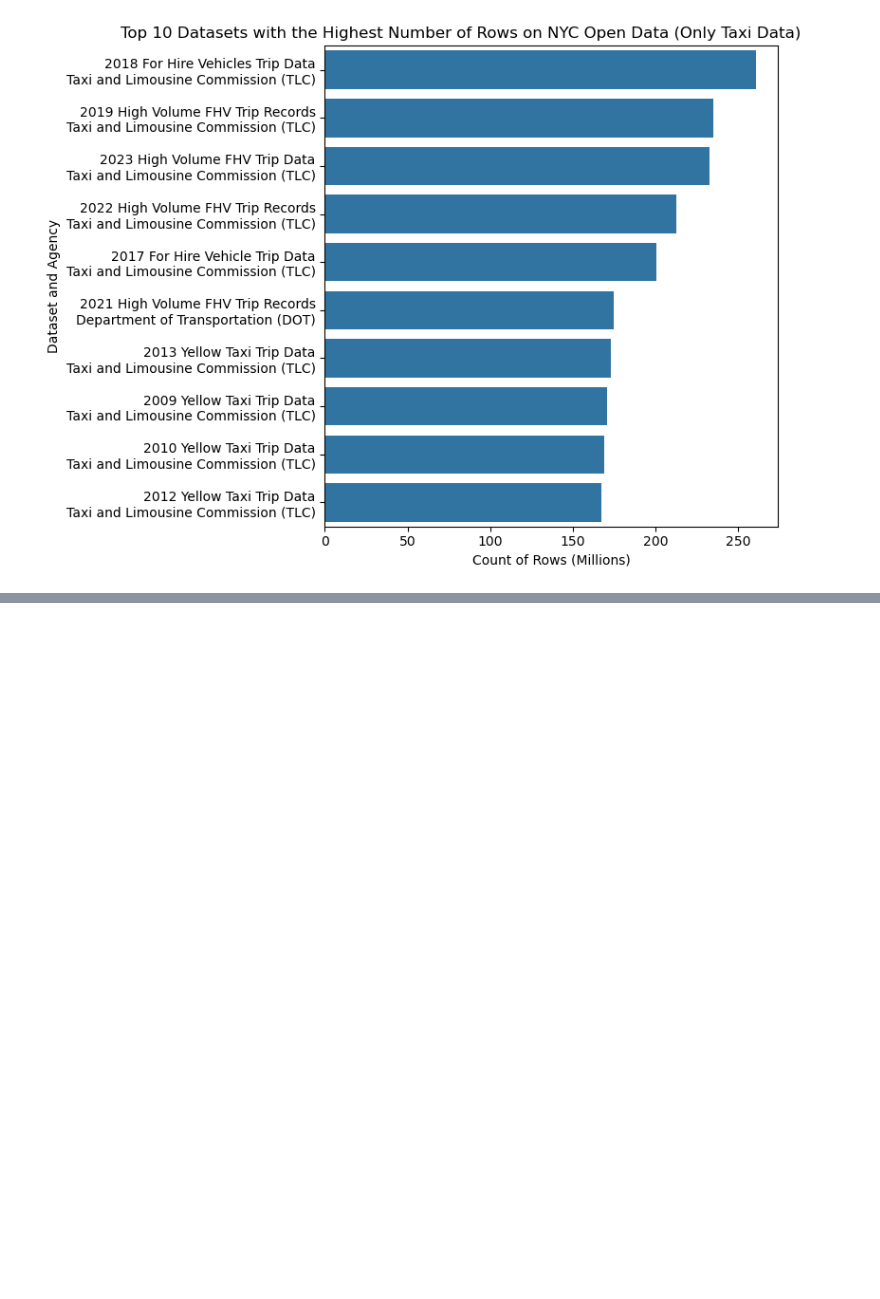
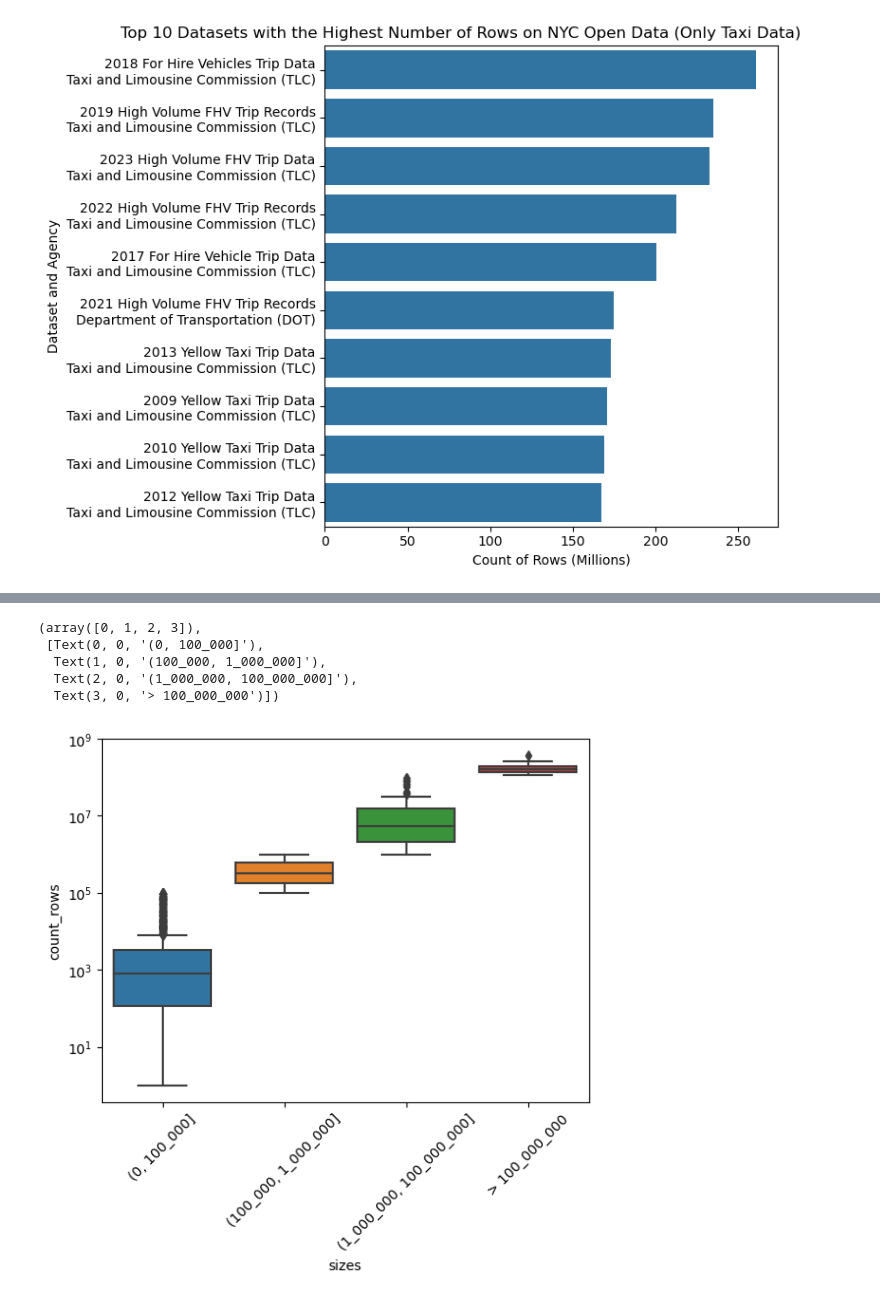
Before and after one commit to mebauer/nyc-open-bigdata, a Jupyter notebook: analysis.ipynb, the cells around one changed output, grey strips where cells are left out. Cells and saved outputs as stored; diff of their text form; code cells hidden in the pictures; blank space fills up the shorter version.

```diff
--- a/analysis.ipynb
+++ b/analysis.ipynb
@@ -449,0 +490,5 @@ plt.savefig('figures/top-taxi-data.png', dpi=250, bbox_inches='tight')
+# %%
+df.loc[df['count_rows'].between(0, 100_000, inclusive='right'), 'sizes'] = '(0, 100_000]'
+df.loc[df['count_rows'].between(100_000, 1_000_000, inclusive='right'), 'sizes'] = '(100_000, 1_000_000]'
+df.loc[df['count_rows'].between(1_000_000, 100_000_000, inclusive='right'), 'sizes'] = '(1_000_000, 100_000_000]'
+df.loc[df['count_rows'] > 100_000_000, 'sizes'] = '> 100_000_000'
@@ -449,0 +504,24 @@ plt.savefig('figures/top-taxi-data.png', dpi=250, bbox_inches='tight')
+# %%
+order = [
+    '(0, 100_000]',
+    '(100_000, 1_000_000]',
+    '(1_000_000, 100_000_000]',
+    '> 100_000_000',
+]
+
+sns.boxplot(
+    data=df,
+    x='sizes',
+    y='count_rows',
+    order=order
+)
+
+plt.yscale('log')
+plt.xticks(rotation=45)
+# %% [output]
+(array([0, 1, 2, 3]),
+ [Text(0, 0, '(0, 100_000]'),
+  Text(1, 0, '(100_000, 1_000_000]'),
+  Text(2, 0, '(1_000_000, 100_000_000]'),
+  Text(3, 0, '> 100_000_000')])
+[figure, added]
```
Also changed, not shown: parts of 13 cells of this notebook.
